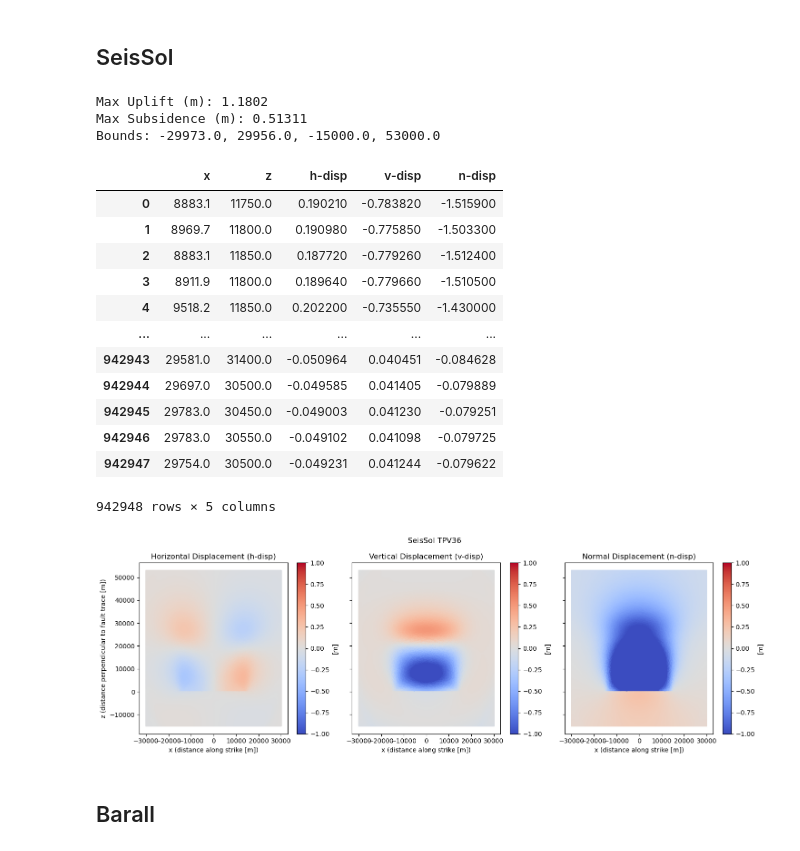
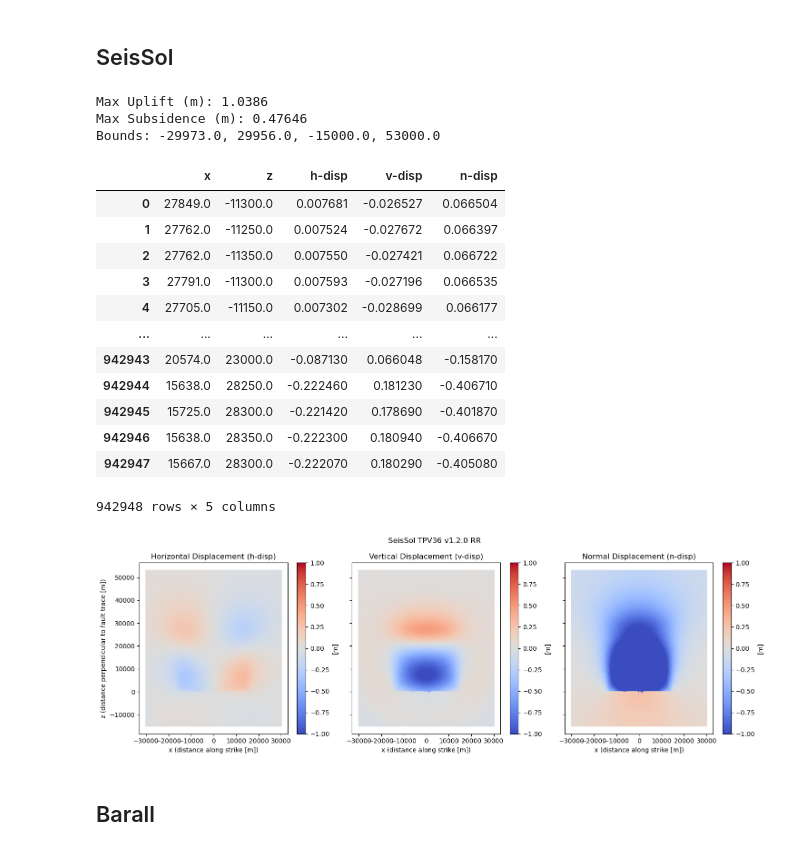
Before and after one commit to fabian-kutschera/Benchmarks, a Jupyter notebook: tpv36_37_surfdef_processing.ipynb, the cells around one changed output. Drawn from its saved outputs; the diff is of its cells as text; code cells hidden in the pictures.

```diff
--- a/tpv36_37_surfdef_processing.ipynb
+++ b/tpv36_37_surfdef_processing.ipynb
@@ -7,7 +7,7 @@ import matplotlib.pyplot as plt
 import os
 # %%
 # Folder where the processed receivers will be saved
-output_folder = "/Users/fkutschera/Documents/Data/CRESCENT/tpv36_data/kutschera"
+output_folder = "/Users/fkutschera/Documents/Data/CRESCENT/tpv36_data/kutschera_SCEC_v2_o4_David_RR/"
 # Create the folder if it doesn't exist
 if not os.path.exists(output_folder):
     os.makedirs(output_folder)
@@ -19,7 +19,7 @@ if not os.path.exists(output_folder):
 3. Apply Cell Data to Point Data Filter
 4. Select Save Data (_surfdef_v1_SeisSol.csv_)
 # %%
-df = pd.read_csv("/Users/fkutschera/Documents/Data/CRESCENT/tpv36_data/tpv36/surfdef_SeisSol.csv")
+df = pd.read_csv("/Users/fkutschera/Documents/Data/CRESCENT/tpv36_data/tpv36_SCEC_v2_o4_David_RR/surfdef_SeisSol.csv")
 
 df.rename({"u1": "h-disp", "u2": "n-disp", "u3": "v-disp", "Points:0": "x", "Points:1": "z"}, axis=1, inplace=True)
 df = df.loc[:,["x", "z", "h-disp", "v-disp", "n-disp"]] # re-order columns
@@ -145,26 +145,26 @@ print("Max Subsidence (m): {}".format(abs(np.max(df["v-disp"]))))
 print("Bounds: {}, {}, {}, {}".format(np.min(df["x"]), np.max(df["x"]), np.min(df["z"]), np.max(df["z"])))
 df
 # %% [output]
-Max Uplift (m): 1.1802
-Max Subsidence (m): 0.51311
+Max Uplift (m): 1.0386
+Max Subsidence (m): 0.47646
 Bounds: -29973.0, 29956.0, -15000.0, 53000.0
 |  | x | z | h-disp | v-disp | n-disp |
-| 0 | 8883.1 | 11750.0 | 0.190210 | -0.783820 | -1.515900 |
-| 1 | 8969.7 | 11800.0 | 0.190980 | -0.775850 | -1.503300 |
-| 2 | 8883.1 | 11850.0 | 0.187720 | -0.779260 | -1.512400 |
-| 3 | 8911.9 | 11800.0 | 0.189640 | -0.779660 | -1.510500 |
-| 4 | 9518.2 | 11850.0 | 0.202200 | -0.735550 | -1.430000 |
+| 0 | 27849.0 | -11300.0 | 0.007681 | -0.026527 | 0.066504 |
+| 1 | 27762.0 | -11250.0 | 0.007524 | -0.027672 | 0.066397 |
+| 2 | 27762.0 | -11350.0 | 0.007550 | -0.027421 | 0.066722 |
+| 3 | 27791.0 | -11300.0 | 0.007593 | -0.027196 | 0.066535 |
+| 4 | 27705.0 | -11150.0 | 0.007302 | -0.028699 | 0.066177 |
 | ... | ... | ... | ... | ... | ... |
-| 942943 | 29581.0 | 31400.0 | -0.050964 | 0.040451 | -0.084628 |
-| 942944 | 29697.0 | 30500.0 | -0.049585 | 0.041405 | -0.079889 |
-| 942945 | 29783.0 | 30450.0 | -0.049003 | 0.041230 | -0.079251 |
-| 942946 | 29783.0 | 30550.0 | -0.049102 | 0.041098 | -0.079725 |
-| 942947 | 29754.0 | 30500.0 | -0.049231 | 0.041244 | -0.079622 |
+| 942943 | 20574.0 | 23000.0 | -0.087130 | 0.066048 | -0.158170 |
+| 942944 | 15638.0 | 28250.0 | -0.222460 | 0.181230 | -0.406710 |
+| 942945 | 15725.0 | 28300.0 | -0.221420 | 0.178690 | -0.401870 |
+| 942946 | 15638.0 | 28350.0 | -0.222300 | 0.180940 | -0.406670 |
+| 942947 | 15667.0 | 28300.0 | -0.222070 | 0.180290 | -0.405080 |
 942948 rows × 5 columns
 # %%
-surface_plot(df, title="SeisSol TPV36", save=False)
+surface_plot(df, title="SeisSol TPV36 v1.2.0 RR", save=True)
 # %% [output]
-[figure, old version]
+[figure, new version]
 # %% [markdown]
 ## Barall
 # %%
```
Also changed, not shown: parts of 3 cells of this notebook, 3 other files.
